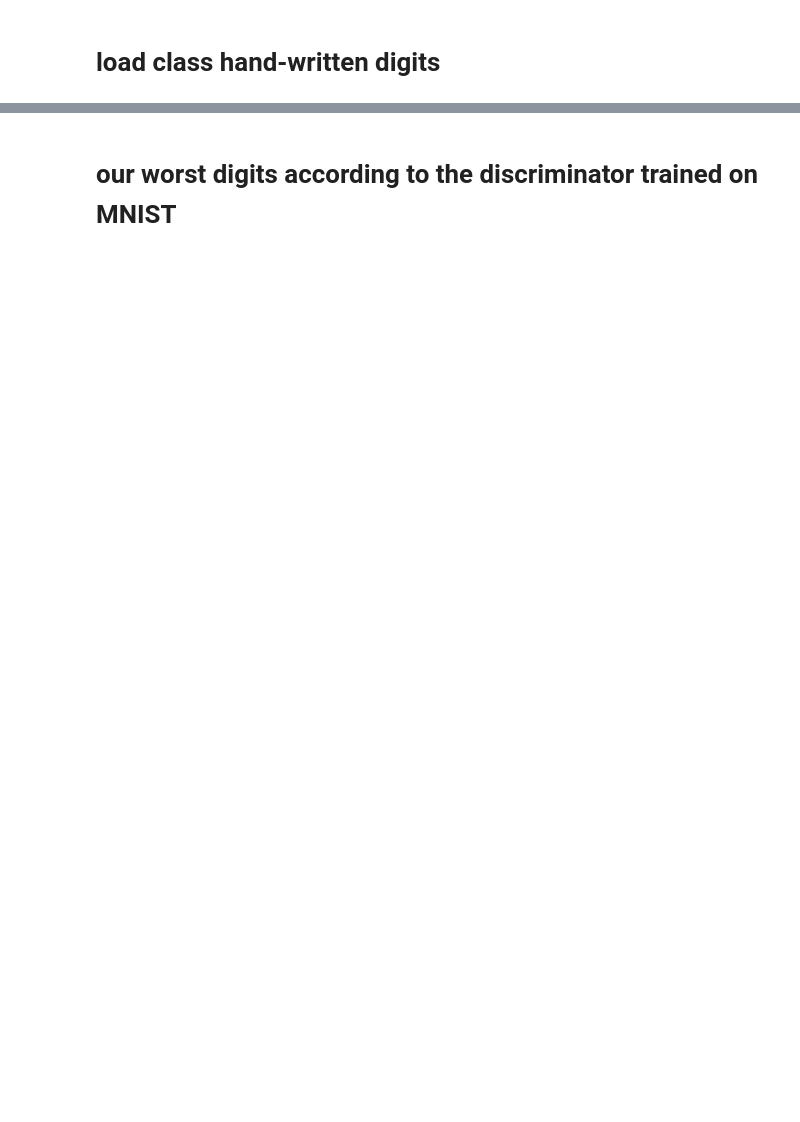
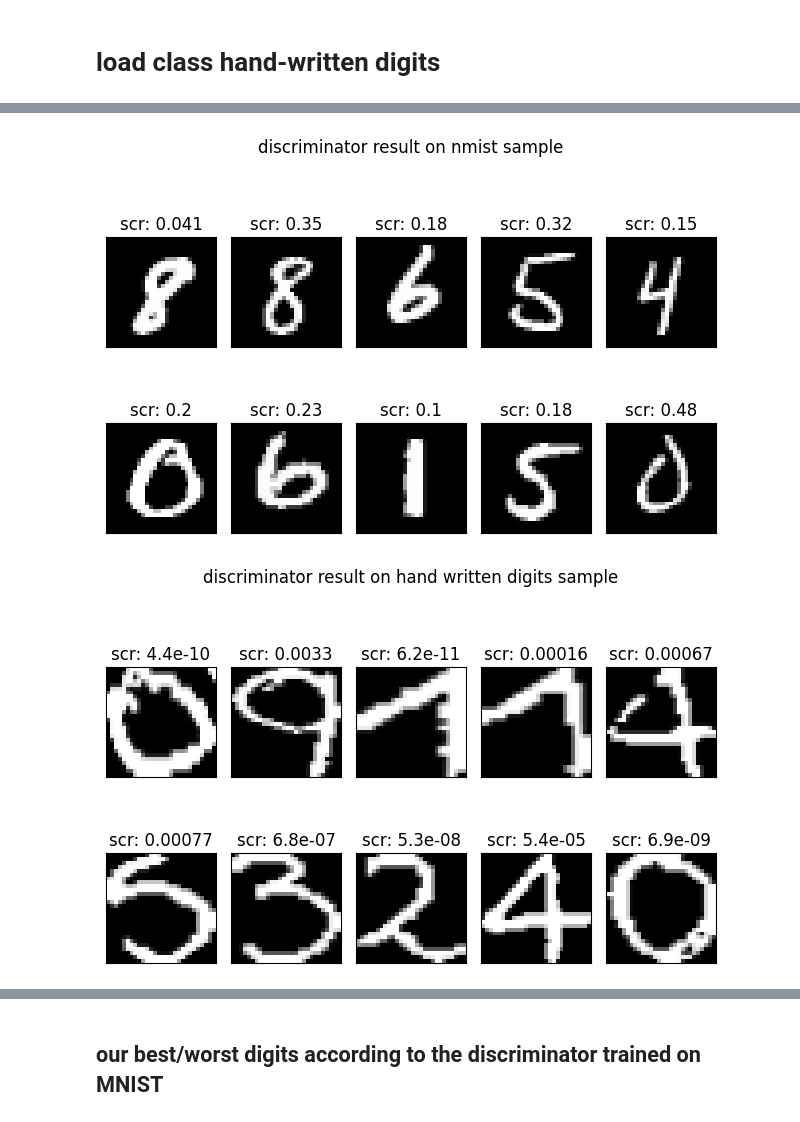
Before and after one commit to asgutierrt/Introduction_to_IA, a Jupyter notebook: convolutional_networks/gan_mnist.ipynb, the cells around one changed output, grey strips where cells are left out. Drawn from its saved outputs; the diff is of its cells as text; code cells hidden in the pictures; blank space fills up the shorter version.

```diff
--- a/convolutional_networks/gan_mnist.ipynb
+++ b/convolutional_networks/gan_mnist.ipynb
@@ -239,15 +254,18 @@ import pandas as pd
 
 # assign directory
 data_path='/content/Introduction-to-IA/convolutional_networks/mnist_data/'
-# read our class' images
-own_images=pd.read_csv(data_path+'hand_written_numbers.csv',index_col=0)
 
 # format images
 def x_format(x):
-  return (1 - float(x) - 127.5) / 127.5  # features' space of [-1,1] as suggested on the implementation
+  return (1 - float(x) - 0.5) *2  # features' space of [-1,1] as suggested on the implementation
 
-img_digits=own_images.drop(own_images[own_images['label']=='X'].index).iloc[:,:-1].applymap(x_format)
-img_x=own_images.drop(own_images[own_images['label']!='X'].index).iloc[:,:-1].applymap(x_format)
+# read our class' images
+own_images=pd.read_csv(data_path+'hand_written_numbers.csv',index_col=0)
+mask = own_images['label'] != 'X'
+own_images.drop("label",axis=1,inplace=True)
+
+img_digits=own_images[mask].applymap(x_format)
+img_x=own_images[~mask].applymap(x_format)
 
 # as tensor
 img_digits = img_digits.to_numpy().reshape(img_digits.shape[0], 28, 28).astype('float32')
@@ -258,3 +276,44 @@ ts_img_x = tf.convert_to_tensor(img_x)
 # discriminate images from MNIST database
 val_image_scr=discriminator(ts_img_digits).numpy()
 x_image_scr=discriminator(ts_img_x).numpy()
+# %%
+# Helper function to show a list of images with their relating titles
+def show_images(images, title_texts, figsize=(8,8), title=''):
+    cols = 5
+    rows = int(np.ceil(len(images)/cols))
+    fig=plt.figure()
+    index = 1
+    for image,title_text  in zip(images, title_texts):
+        ax=plt.subplot(rows, cols, index)
+        plt.imshow(image, cmap=plt.cm.gray)
+        if title_text!='':
+            label='scr: {0:3.2}'.format(title_text[0])
+            ax.set_title(label);
+            ax.get_xaxis().set_visible(False)
+            ax.get_yaxis().set_visible(False)
+        index += 1
+    fig.suptitle(title)
+    plt.tight_layout()
+
+def sample_disc(sample,name,mask=[]):
+  # Show some random training and test images
+  if mask==[]:
+    images_2_show = [sample[random.randint(1, sample.shape[0])] for _ in range(10)]
+  else:
+    images_2_show = [sample[x] for x in mask]
+  titles_2_show = discriminator(tf.convert_to_tensor(images_2_show)).numpy()
+  show_images(images_2_show, titles_2_show, title='discriminator result on '+name)
+  plt.savefig('disc_%s.png'%name);
+
+import random
+sample=train_images; name='nmist sample'
+sample_disc(sample,name)
+
+sample=ts_img_digits; name='hand written digits sample'
+sample_disc(sample,name)
+
+sample=ts_img_x; name='hand written mistakes sample'
+sample_disc(sample,name)
+# %% [output]
+[figure, added]
+[figure, added]
@@ -261,2 +321,2 @@ x_image_scr=discriminator(ts_img_x).numpy()
 # %% [markdown]
-# our worst digits according to the discriminator trained on MNIST
+## our best/worst digits according to the discriminator trained on MNIST
```
Also changed, not shown: parts of 16 cells of this notebook.
